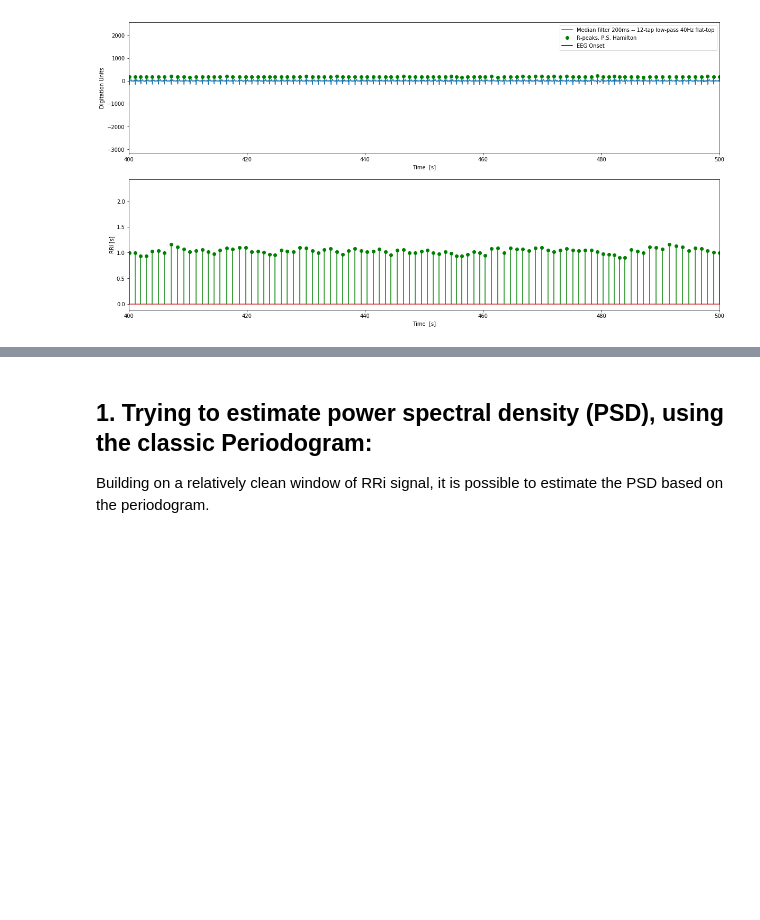
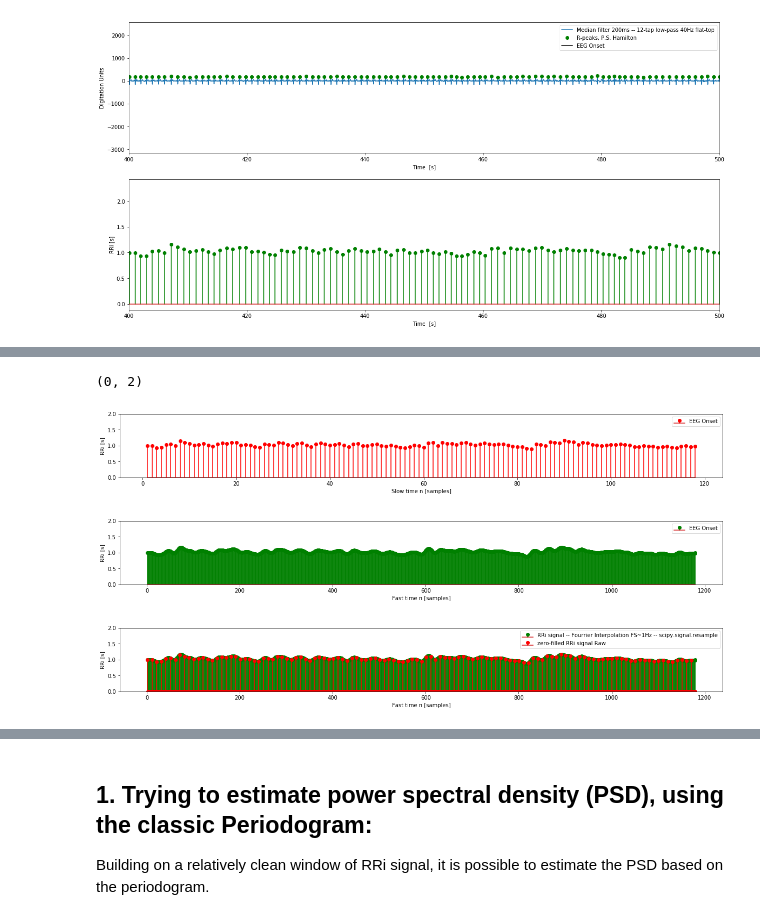
Before and after one commit to yinxiaojing1/pre_epi_seizures, a Jupyter notebook: pre_epi_seizures/hrv_computation.ipynb, the cells around one changed output, grey strips where cells are left out. Cells and saved outputs as stored; diff of their text form; code cells hidden in the pictures; blank space fills up the shorter version.

```diff
--- a/pre_epi_seizures/hrv_computation.ipynb
+++ b/pre_epi_seizures/hrv_computation.ipynb
@@ -463,34 +490,39 @@ plt.show()
 
 plt.figure(figsize=(20, 10))
 plt.subplot(412)
 plt.stem(n, window_rri, 'r', markerfmt='ro')
 #plt.axvline(x=50*60, c='k')
 plt.legend(['EEG Onset', 'RRi signal Raw'])
 plt.xlabel('Slow time n [samples]')
 plt.ylabel('RRi [s]')
 #plt.xlim(window)
 plt.ylim(0, 2)
 
 plt.figure(figsize=(20, 10))
 plt.subplot(413)
 plt.stem(n_line, resample_rri, 'g', markerfmt='go')
 #plt.axvline(x=50*60, c='k')
 plt.legend(['EEG Onset', 'RRi signal Raw'])
 plt.xlabel('Fast time n [samples]')
 plt.ylabel('RRi [s]')
 #plt.xlim(window)
 plt.ylim(0, 2)
 
 plt.figure(figsize=(20, 10))
 plt.subplot(414)
 plt.stem(n_line, resample_rri, 'g', markerfmt='go')
 plt.stem(n_line, window_rri_zero_fill, 'r', markerfmt='ro')
 #plt.axvline(x=50*60, c='k')
 plt.legend(['RRi signal -- Fourrier Interpolation FS~1Hz -- scipy.signal.resample', 'zero-filled RRi signal Raw'])
 plt.xlabel('Fast time n [samples]')
 plt.ylabel('RRi [s]')
-plt.xlim([490 * 10 - )
+
 plt.ylim(0, 2)
+# %% [output]
+(0, 2)
+[figure, added]
+[figure, added]
+[figure, added]
 # %%
 # Plot Cubic Spline
 
```
Also changed, not shown: parts of 15 cells of this notebook, 1 other file.
